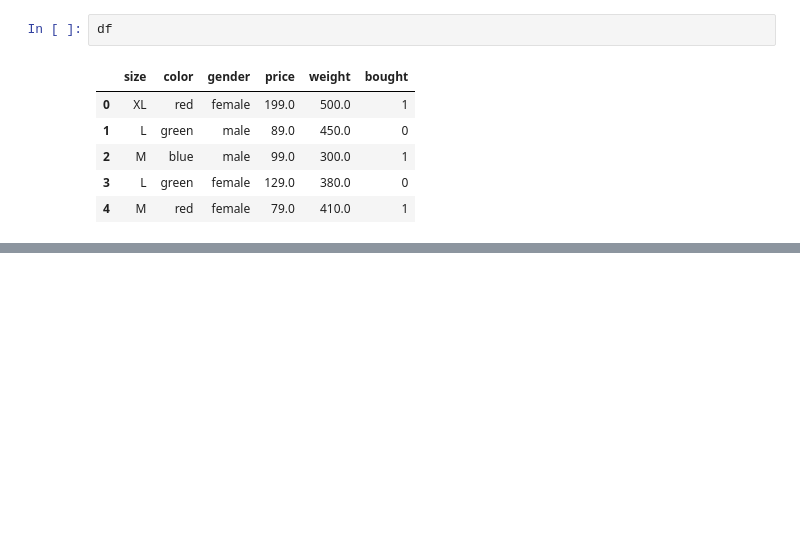
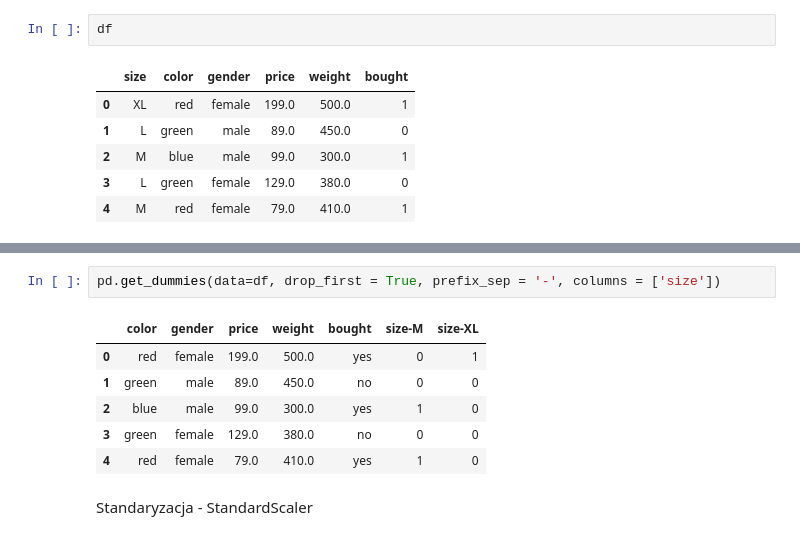
Before and after one commit to Oleksy1121/Machine-Learning, a Jupyter notebook: Udemy/01_preprocessing_danych.ipynb, the cells around one changed output, grey strips where cells are left out. Saved outputs shown, nothing was run; the diff lists cells and outputs as text; blank space fills up the shorter version.

```diff
--- a/Udemy/01_preprocessing_danych.ipynb
+++ b/Udemy/01_preprocessing_danych.ipynb
@@ -143,0 +198,11 @@ NOWE
+# %%
+pd.get_dummies(data=df, drop_first = True, prefix_sep = '-', columns = ['size'])
+# %% [output]
+|  | color | gender | price | weight | bought | size-M | size-XL |
+| 0 | red | female | 199.0 | 500.0 | yes | 0 | 1 |
+| 1 | green | male | 89.0 | 450.0 | no | 0 | 0 |
+| 2 | blue | male | 99.0 | 300.0 | yes | 1 | 0 |
+| 3 | green | female | 129.0 | 380.0 | no | 0 | 0 |
+| 4 | red | female | 79.0 | 410.0 | yes | 1 | 0 |
+# %% [markdown]
+Standaryzacja - StandardScaler
```
Also changed, not shown: parts of 12 cells of this notebook.
